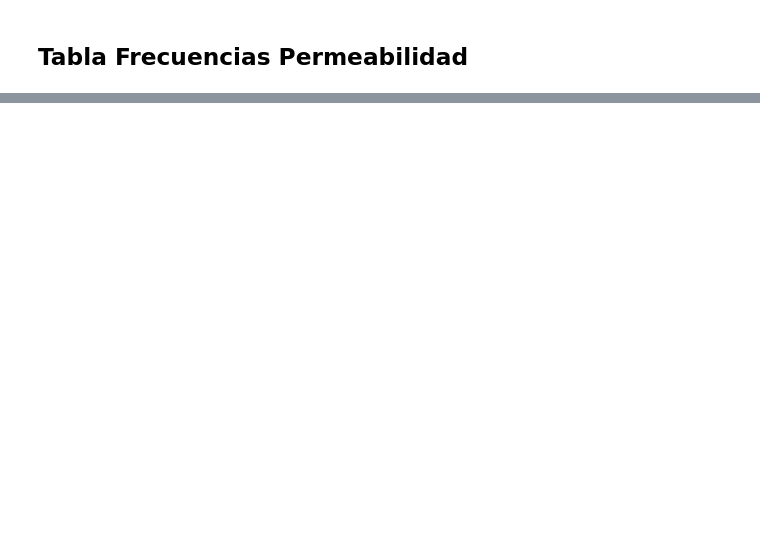
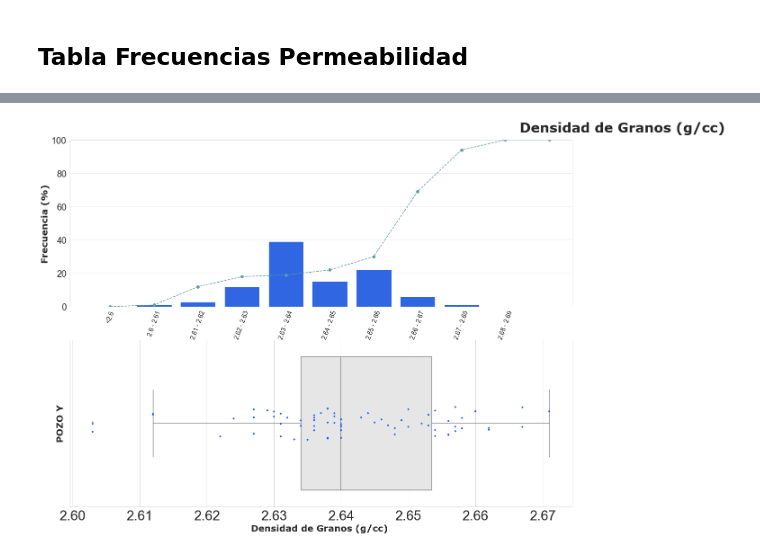
Before and after one commit to jesus24921/Analisis-de-Datos-en-Petrofisica-Basica-con-Python, a Jupyter notebook: POZO Y/ANÁLISIS ESTADÍSTICO POZO Y.ipynb, the cells around one changed output, grey strips where cells are left out. Drawn from its saved outputs; the diff is of its cells as text; code cells hidden in the pictures; blank space fills up the shorter version.

```diff
--- a/POZO Y/ANÁLISIS ESTADÍSTICO POZO Y.ipynb
+++ b/POZO Y/ANÁLISIS ESTADÍSTICO POZO Y.ipynb
@@ -478,0 +310,3 @@ densidad_granos
+# %%
+Densidad= frecuencia(basicos_pozo_y,'Densidad de Granos (g/cc)',vari='Densidad', intervalos=10)
+Densidad
@@ -704,0 +429,41 @@ plt.show()
+# %%
+fig, axes=plt.subplots(2,1,figsize=(20,15), sharey=False)
+
+#Grafico para porosidad
+sns.set_style("whitegrid")
+
+
+
+
+sns.barplot(x = 'Intervalo', y = '%Frecuencia',data = Densidad,ax=axes[0], color=('#145aff'))
+
+axes[0].set_title("Densidad de Granos (g/cc)",fontsize=30, y=1.03, fontfamily='verdana',fontweight ='bold', x=1.1)
+axes[0].set_xlabel("Densidad de Granos (g/cc)",fontsize=25, fontfamily='verdana',fontweight ='bold')
+axes[0].set_ylabel("Frecuencia (%)",fontsize=20, fontfamily='verdana',fontweight ='bold' )
+axes[0].set_xticklabels(axes[0].get_xticklabels(),rotation = 70, size = 14)
+axes[0].set_ylim(0,100)
+
+axes[0].set_yticklabels([0,20,40,60,80,100],rotation = 0, size = 20)
+
+
+
+axes[0].plot('%Frecuencia Acum.',data = Porosidad,linestyle="--", marker="o", color='cadetblue')
+
+
+
+sns.boxplot(x='Densidad de Granos (g/cc)',data=basicos_pozo_y, ax=axes[1],color=".9")
+sns.stripplot(data=basicos_pozo_y,x='Densidad de Granos (g/cc)', size=4, ax=axes[1], color='#145aff')
+axes[1].set_xlabel("Densidad de Granos (g/cc) ",fontsize=25, fontfamily='verdana',fontweight ='bold', size=20)
+axes[1].set_ylabel("POZO Y",fontsize=20, fontfamily='verdana',fontweight ='bold' )
+
+
+
+
+plt.xticks(size=30)
+plt.yticks(size=20)
+
+plt.savefig('DensidadPozo_y.png')
+
+plt.show()
+# %% [output]
+[figure, added]
```
Also changed, not shown: parts of 20 cells of this notebook.
